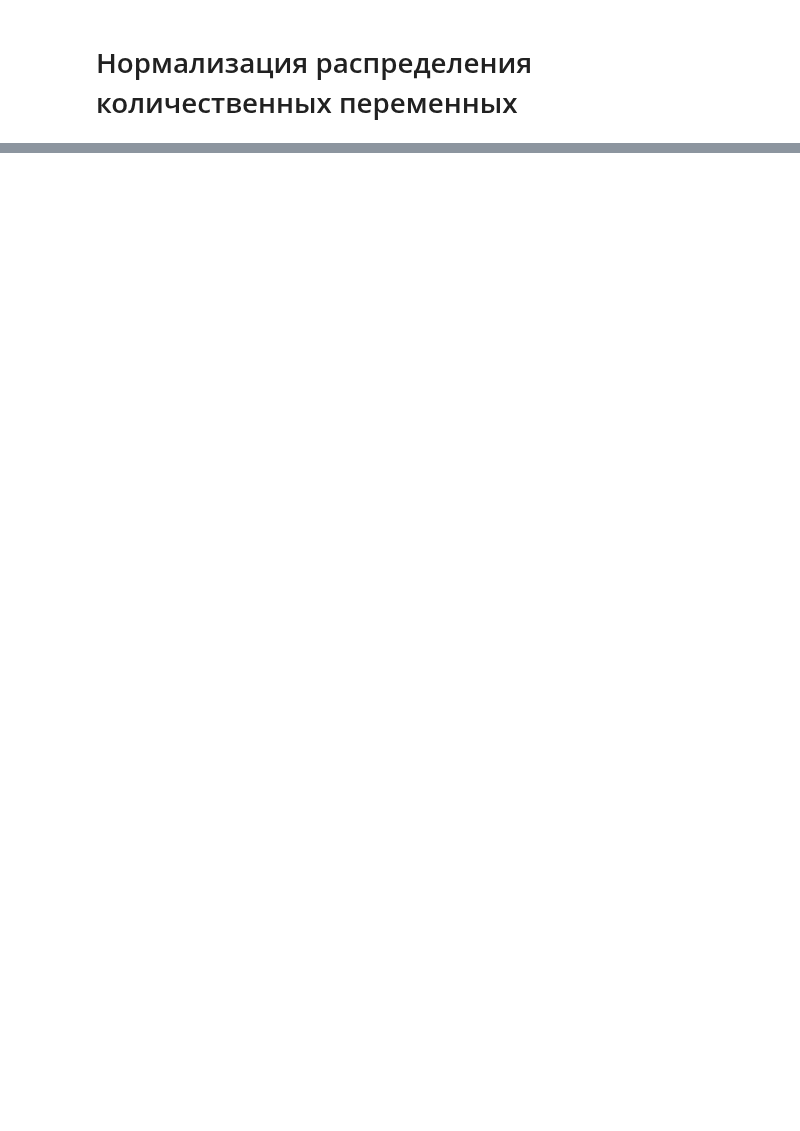
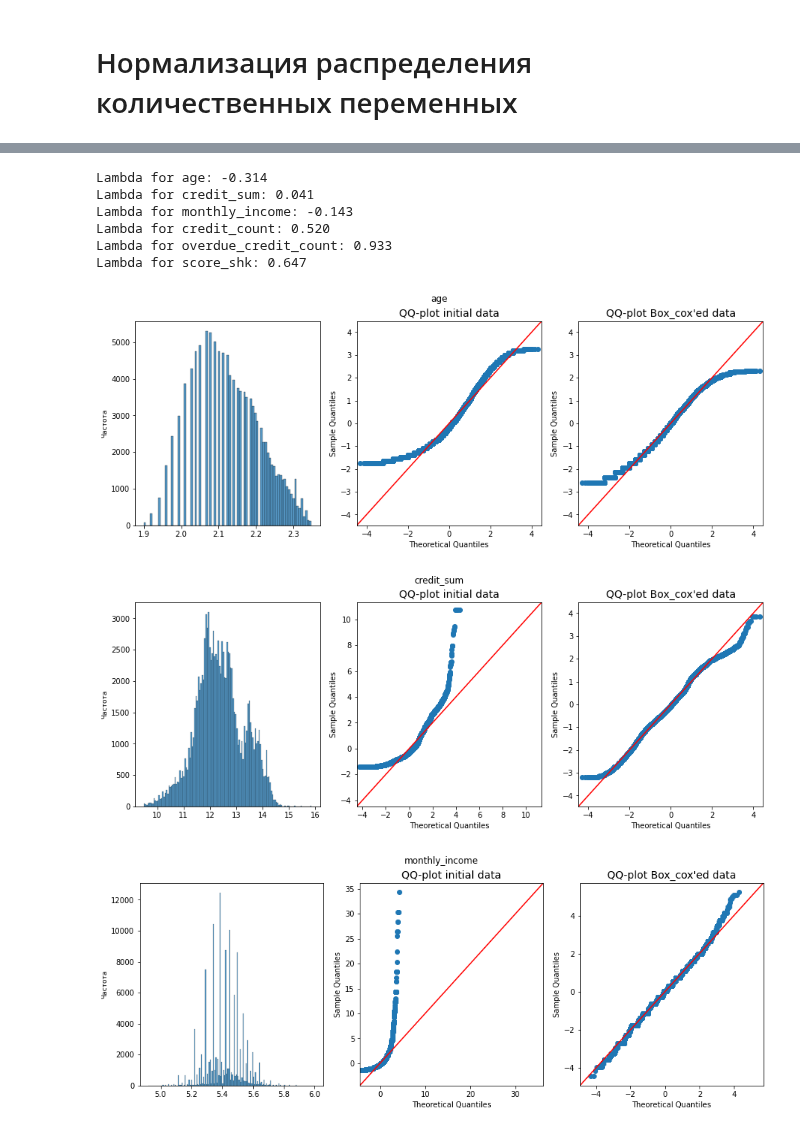
Before and after one commit to GlebsterHD/Tinkoff_DS_challenge, a Jupyter notebook: logistic_regression.ipynb, the cells around one changed output, grey strips where cells are left out. Cells and saved outputs as stored; diff of their text form; code cells hidden in the pictures; blank space fills up the shorter version.

```diff
--- a/logistic_regression.ipynb
+++ b/logistic_regression.ipynb
@@ -22,0 +53,3 @@ test = pd.read_csv(fr'Data\{datasets_path[2]}', encoding='cp1251', index_col = 0
+# %%
+for col in ['score_shk', 'credit_count', 'overdue_credit_count']:
+    print(f'{col} {train[train[col] <= 0][col].unique()}')
@@ -22,0 +64,11 @@ test = pd.read_csv(fr'Data\{datasets_path[2]}', encoding='cp1251', index_col = 0
+# %%
+for col in tqdm(['credit_count', 'overdue_credit_count']):
+    for df in datasets:
+        df[col + '_na'] = np.where((df[col] == -1), 1, 0).astype('object')
+# %%
+for col in tqdm(['credit_count', 'overdue_credit_count']):
+    for df in datasets:
+        df[col] = df[col] + 1.0001
+
+for df in datasets:
+    df['score_shk'] = df['score_shk'] + 0.0001
@@ -22,0 +86,28 @@ test = pd.read_csv(fr'Data\{datasets_path[2]}', encoding='cp1251', index_col = 0
+# %%
+quant_cols =['age', 'credit_sum', 'monthly_income',
+             'credit_count', 'overdue_credit_count', 'score_shk']
+# %%
+for col in quant_cols:
+    transformed, lam = boxcox(train[col])
+    print(f'Lambda for {col}: {lam:.3f}')
+
+    fig, ax = plt.subplots(1, 3, figsize=(15, 5))
+
+    sns.histplot(transformed, ax=ax[0])
+    qqplot(train[col], norm, fit=True, line='45', ax=ax[1])
+    qqplot(transformed, norm, fit=True, line='45', ax=ax[2])
+
+    ax[0].set_ylabel('Частота', fontsize=9)
+    ax[1].set_title("QQ-plot initial data", fontsize=14)
+    ax[2].set_title("QQ-plot Box_cox'ed data", fontsize=14)
+    fig.suptitle(col)
+# %% [output]
+Lambda for age: -0.314
+Lambda for credit_sum: 0.041
+Lambda for monthly_income: -0.143
+Lambda for credit_count: 0.520
+Lambda for overdue_credit_count: 0.933
+Lambda for score_shk: 0.647
+[figure, added]
+[figure, added]
+[figure, added]
```
Also changed, not shown: parts of 13 cells of this notebook.
